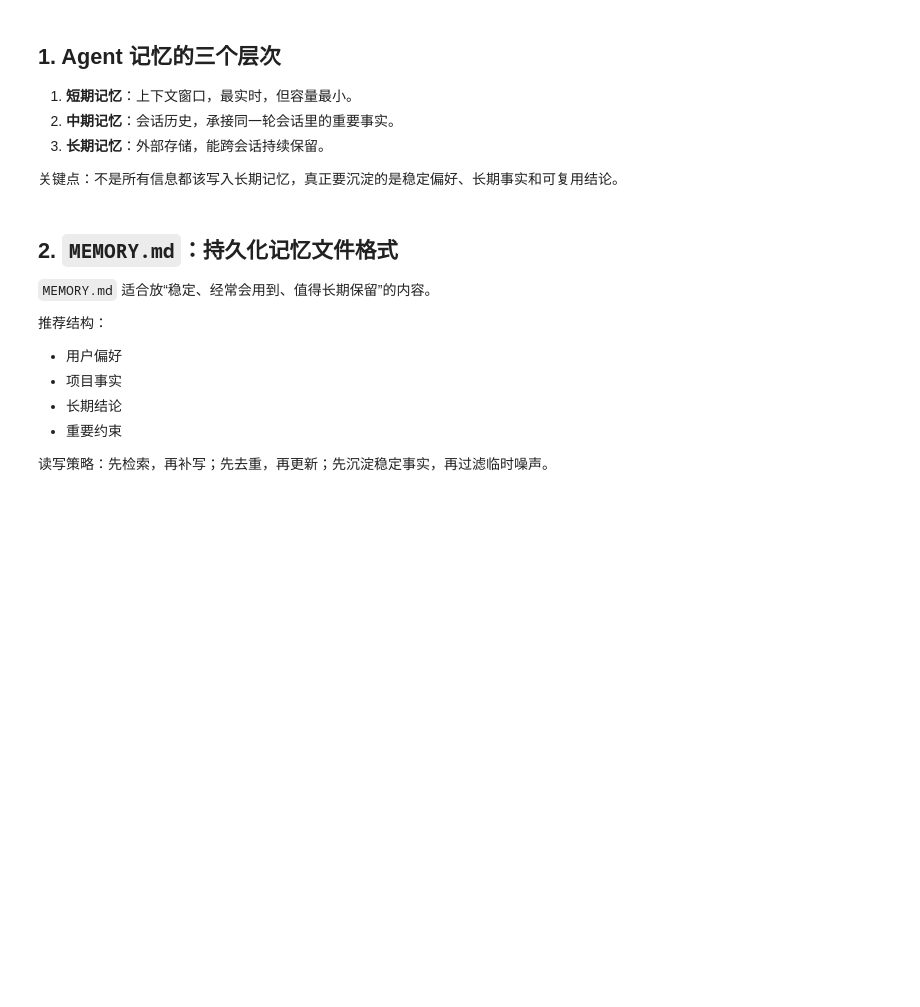
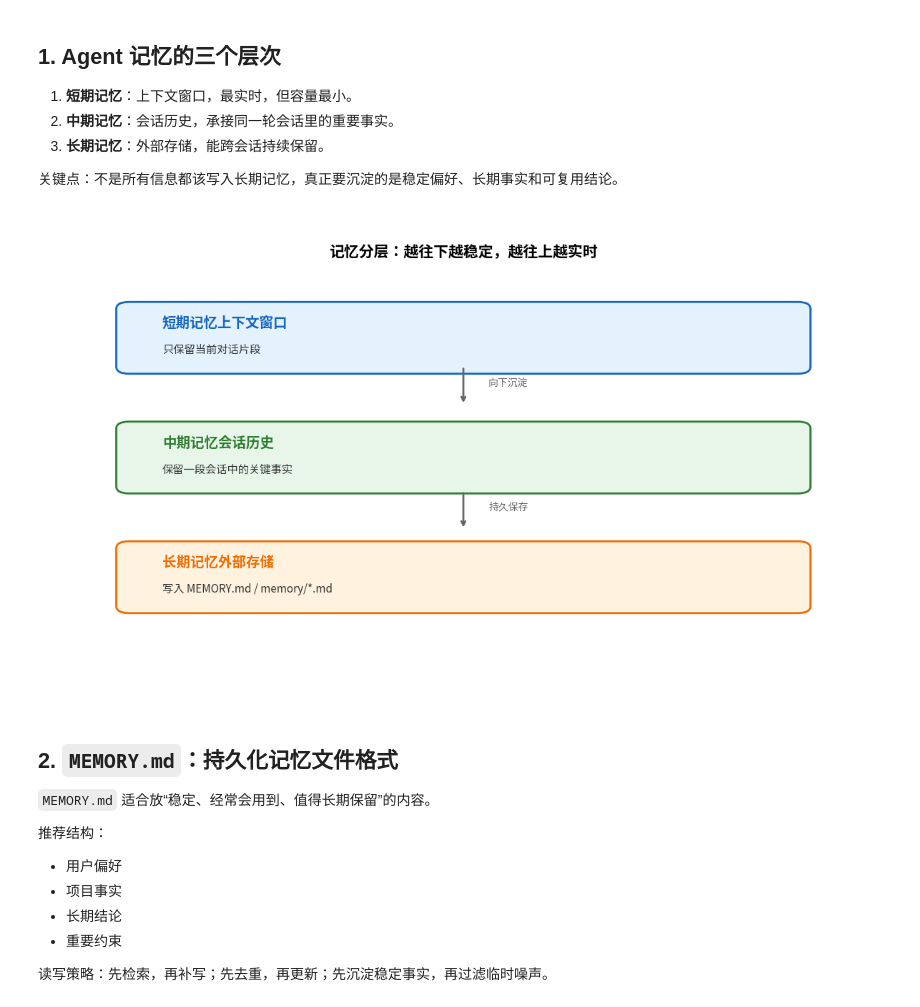
Before and after one commit to Gujiaweiguo/ai-learning-notes, a Jupyter notebook: 第7周/第7周-Day2-记忆系统与语义搜索.ipynb, the cells around one changed output. Drawn from its saved outputs; the diff is of its cells as text; code cells hidden in the pictures; blank space fills up the shorter version.

```diff
--- a/第7周/第7周-Day2-记忆系统与语义搜索.ipynb
+++ b/第7周/第7周-Day2-记忆系统与语义搜索.ipynb
@@ -68,34 +72,33 @@ plt.show()
 # %%
 # Agent 记忆三层可视化
 from matplotlib.patches import FancyBboxPatch, FancyArrowPatch
 
 fig, ax = plt.subplots(figsize=(12, 7))
 ax.set_xlim(0, 10)
 ax.set_ylim(0, 10)
 ax.axis("off")
 
 layers = [
-    ("短期记忆
-上下文窗口", 7.6, "#E3F2FD", "#1565C0", "只保留当前对话片段"),
-    ("中期记忆
-会话历史", 5.1, "#E8F5E9", "#2E7D32", "保留一段会话中的关键事实"),
-    ("长期记忆
-外部存储", 2.6, "#FFF3E0", "#EF6C00", "写入 MEMORY.md / memory/*.md"),
+    ("短期记忆上下文窗口", 7.6, "#E3F2FD", "#1565C0", "只保留当前对话片段"),
+    ("中期记忆会话历史", 5.1, "#E8F5E9", "#2E7D32", "保留一段会话中的关键事实"),
+    ("长期记忆外部存储", 2.6, "#FFF3E0", "#EF6C00", "写入 MEMORY.md / memory/*.md"),
 ]
 
 for title, y, bg, fg, desc in layers:
     box = FancyBboxPatch((1.0, y - 0.7), 8.0, 1.2, boxstyle="round,pad=0.15", facecolor=bg, edgecolor=fg, linewidth=2)
     ax.add_patch(box)
     ax.text(1.4, y + 0.2, title, fontsize=14, fontweight="bold", color=fg, va="center")
     ax.text(1.4, y - 0.35, desc, fontsize=11, color="#333", va="center")
 
 ax.annotate("", xy=(5, 6.1), xytext=(5, 6.9), arrowprops=dict(arrowstyle="->", lw=2, color="#666"))
 ax.annotate("", xy=(5, 3.5), xytext=(5, 4.3), arrowprops=dict(arrowstyle="->", lw=2, color="#666"))
 ax.text(5.3, 6.5, "向下沉淀", fontsize=10, color="#666")
 ax.text(5.3, 3.9, "持久保存", fontsize=10, color="#666")
 ax.text(5, 9.2, "记忆分层：越往下越稳定，越往上越实时", ha="center", fontsize=15, fontweight="bold")
 plt.tight_layout()
 plt.show()
+# %% [output]
+[figure, added]
 # %% [markdown]
 ## 2. `MEMORY.md`：持久化记忆文件格式
 
```
Also changed, not shown: parts of 9 cells of this notebook, 6 other files.
